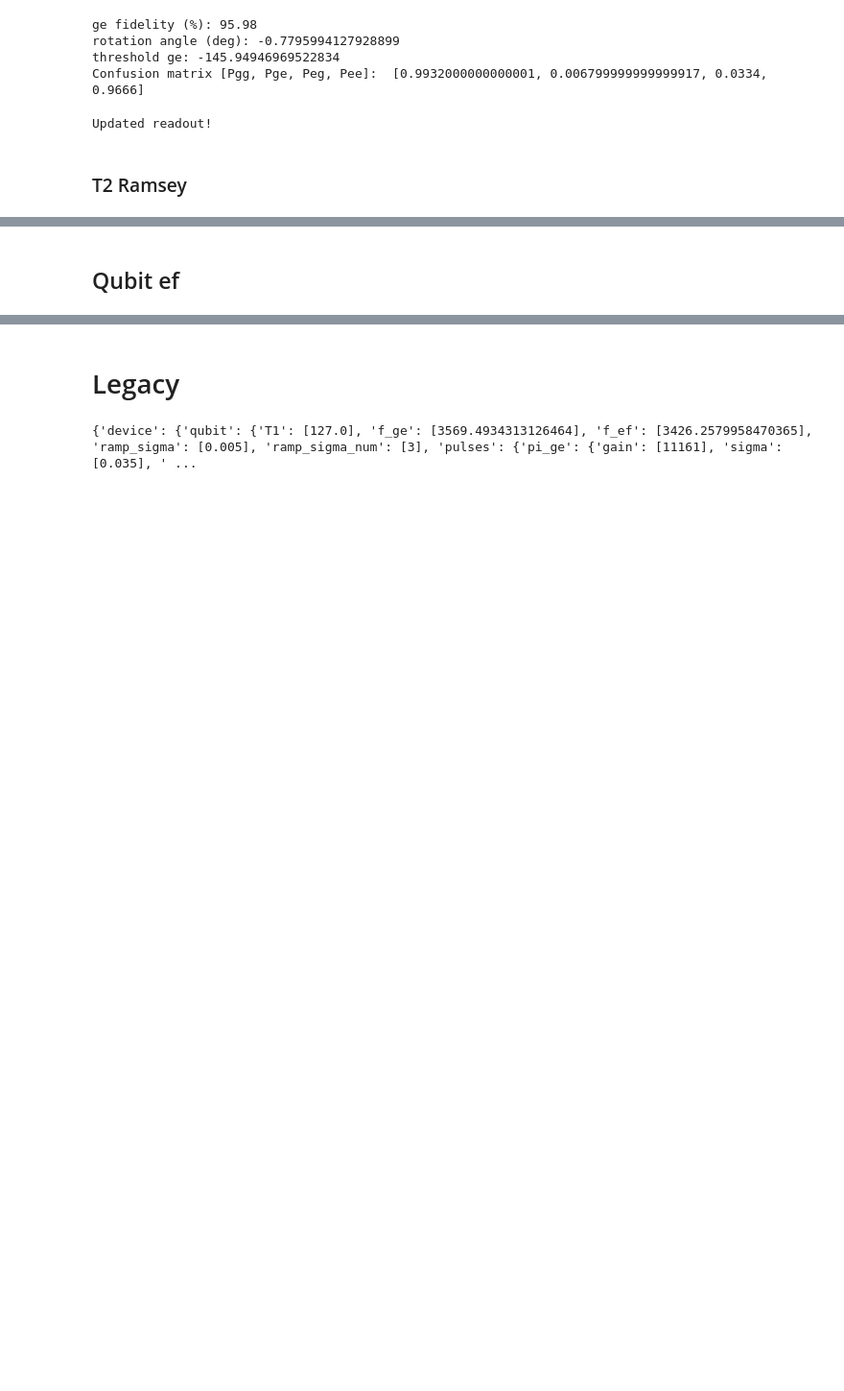
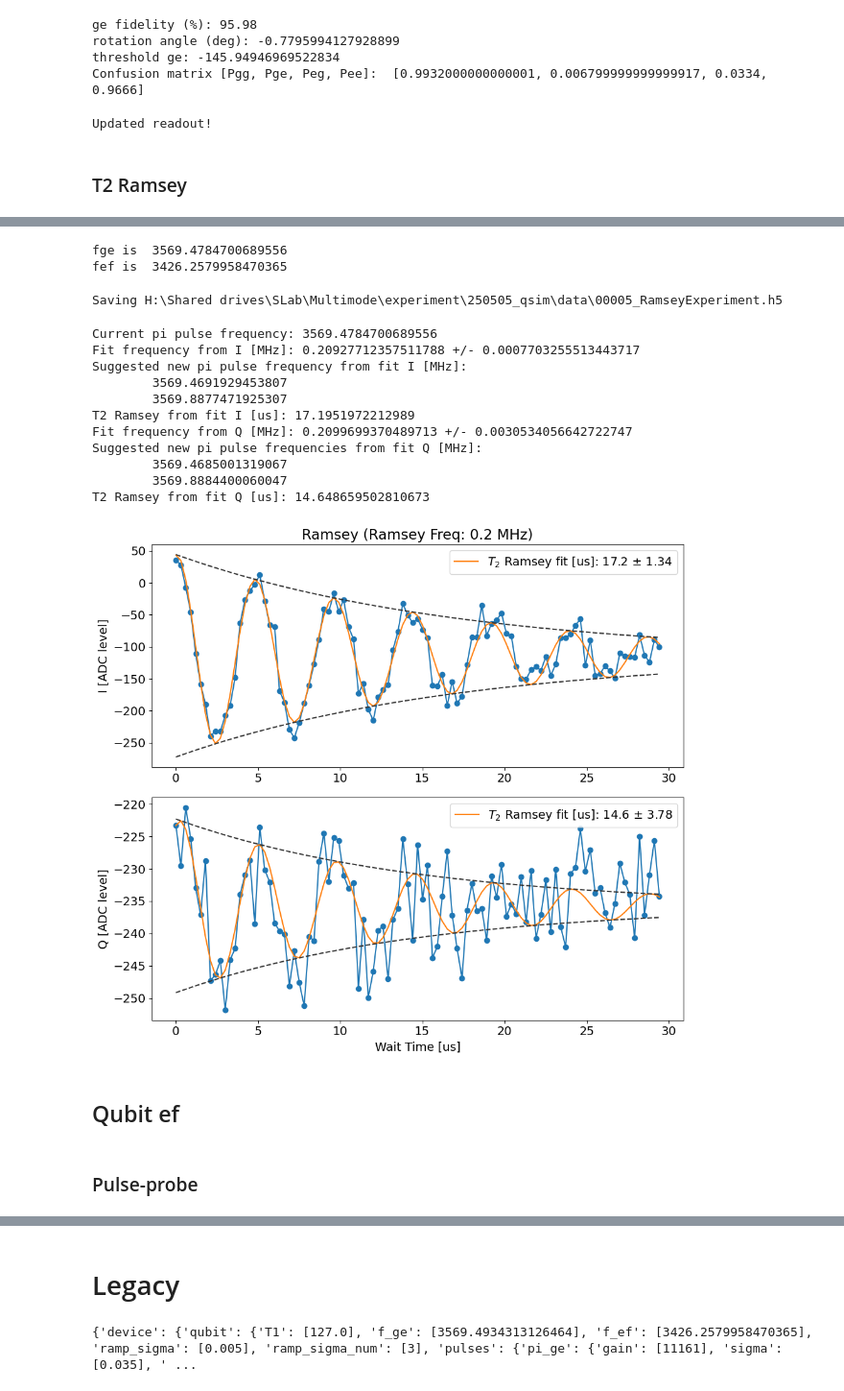
Before and after one commit to SchusterLab/multimode_expts, a Jupyter notebook: single_qubit_autocalibrate.ipynb, the cells around one changed output, grey strips where cells are left out. Shown at 96% size. Drawn from its saved outputs; the diff is of its cells as text; code cells hidden in the pictures; blank space fills up the shorter version.

Commit message:
autocalibrate notebook up to single qubit meas

```diff
--- a/single_qubit_autocalibrate.ipynb
+++ b/single_qubit_autocalibrate.ipynb
@@ -418,7 +422,7 @@ hstgrm = meas.single_qubit.single_shot.HistogramExperiment(
 hstgrm.cfg = AttrDict(deepcopy(config_thisrun))
 
 hstgrm.cfg.expt = {'qubits': [0],
- 'reps': 5000,
+ 'reps': 2000,
  'check_f': False,
  'active_reset': False,
  'man_reset': False,
@@ -467,2 +494,63 @@ Updated readout!
+# %%
+t2ramsey = meas.single_qubit.t2_ramsey.RamseyExperiment(
+    soccfg=soc, path=expt_path, prefix='RamseyExperiment', config_file=config_path
+)
+
+t2ramsey.cfg = AttrDict(deepcopy(config_thisrun))
+
+t2ramsey.cfg.expt = {'start': 0.01,
+ 'step': 0.3,
+ 'expts': 100,
+ 'ramsey_freq': 0.2,
+ 'reps': 100,
+ 'rounds': 1,
+ 'qubits': [0],
+ 'checkEF': False,
+ 'user_defined_freq': [False, 3568.2038290468167, 5304, 0.035],
+ 'qubit_ge_init': False,
+ 'qubit_ge_after': False,
+ 'f0g1_cavity': 0,
+ 'normalize': False,
+ 'active_reset': False,
+ 'man_reset': False,
+ 'storage_reset': False,
+ 'prepulse': False,
+ 'postpulse': False,
+ 'pre_active_reset_pulse': False,
+ 'pre_sweep_pulse': [[3573.388770912761, 3418.9853023326227, 2005.29],
+  [11864, 9339, 15000],
+  [0, 0, 0.6340707551313035],
+  [0, 0, 0],
+  [2, 2, 0],
+  ['g', 'g', 'flat_top'],
+  [0.035, 0.035, 0.005]],
+ 'post_sweep_pulse': [],
+ 'advance_phase': 0,
+ 'echoes': [False, 0]}
+
+t2ramsey.cfg.device.readout.relax_delay = [2500] # Wait time between experiments [us]
+t2ramsey.go(analyze=False, display=False, progress=True, save=True)
+# %% [output]
+fge is  3569.4784700689556
+fef is  3426.2579958470365
+Saving H:\Shared drives\SLab\Multimode\experiment\250505_qsim\data\00005_RamseyExperiment.h5
+# %%
+t2ramsey.analyze()
+t2ramsey.display()
+# %% [output]
+Current pi pulse frequency: 3569.4784700689556
+Fit frequency from I [MHz]: 0.20927712357511788 +/- 0.0007703255513443717
+Suggested new pi pulse frequency from fit I [MHz]:
+        3569.4691929453807
+        3569.8877471925307
+T2 Ramsey from fit I [us]: 17.1951972212989
+Fit frequency from Q [MHz]: 0.2099699370489713 +/- 0.0030534056642722747
+Suggested new pi pulse frequencies from fit Q [MHz]:
+        3569.4685001319067
+        3569.8884400060047
+T2 Ramsey from fit Q [us]: 14.648659502810673
+[figure, added]
 # %% [markdown]
 ## Qubit ef
+# %% [markdown]
+### Pulse-probe
```
Also changed, not shown: parts of 27 cells of this notebook, 2 other files.
